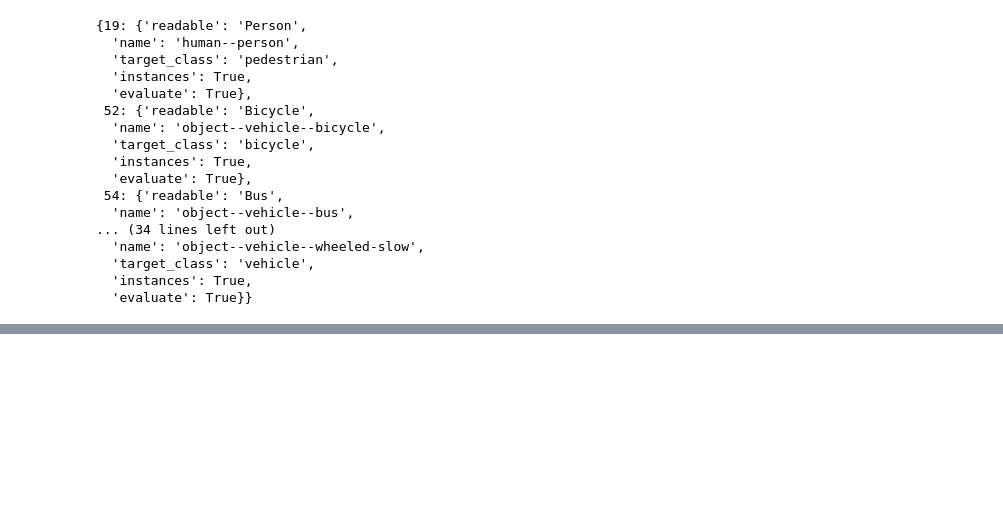
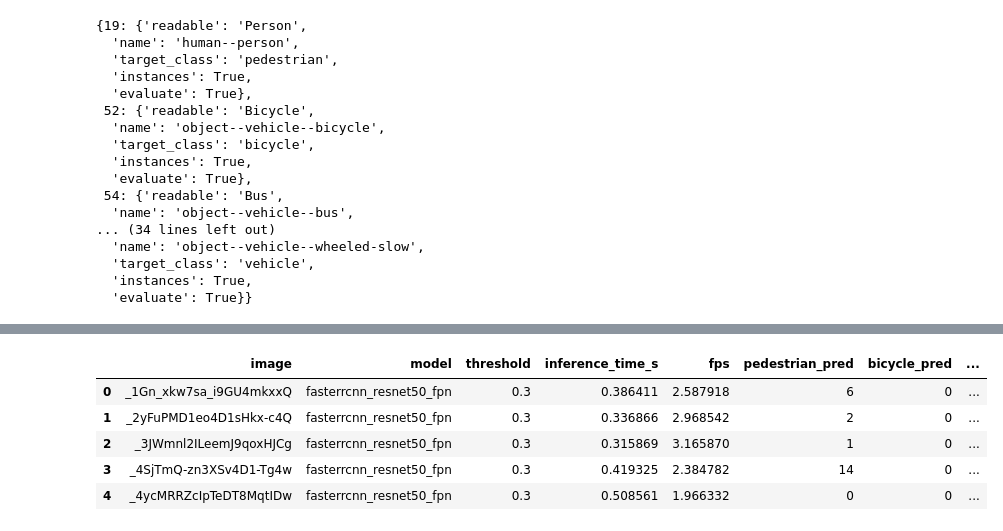
Before and after one commit to maleckainez/bachelors-thesis, a Jupyter notebook: benchmarks/detection_models_benchmark.ipynb, the cells around one changed output, grey strips where cells are left out. Cells and saved outputs as stored; diff of their text form; code cells hidden in the pictures; blank space fills up the shorter version.

```diff
--- a/benchmarks/detection_models_benchmark.ipynb
+++ b/benchmarks/detection_models_benchmark.ipynb
@@ -394,17 +485,69 @@ REFERENCE_DATA = rd
 # %%
-def detection_runner():
-    model_result = {}
-    for img in os.listdir(IMAGE_PATH):
-        image_key = Path(img).stem
-        model_result[image_key] = {}
+# Run detection benchmark and save model predictions in count format
+
+THRESHOLDS = [0.3, 0.5, 0.7]
+
+def detection_runner(image_names=TEST_IMAGES, thresholds=THRESHOLDS):
+    prediction_rows = []
+    raw_detection_rows = []
+
+    for threshold in thresholds:
+        print(f"\n=== Threshold: {threshold} ===")
+
         for model_name, model_bundle in loaded_models.items():
-            d = detect_from_image(
-                model_name= model_name,
-                model_bundle= model_bundle,
-                device= device,
-                image_path= IMAGE_PATH/img
-            )
-            model_result[image_key][model_name] = [[det["category"], det["score"]] for det in d]
-    return model_result
+            print(f"Running model: {model_name}")
 
-results = detection_runner()
+            for image_name in image_names:
+                image_key = Path(image_name).stem
+                image_path = IMAGE_PATH / image_name
+
+                if device == "cuda":
+                    torch.cuda.synchronize()
+                start_time = time.perf_counter()
+                detections = detect_from_image(
+                    model_name=model_name,
+                    model_bundle=model_bundle,
+                    device=device,
+                    image_path=image_path,
+                    threshold=threshold,
+                )
+                if device == "cuda":
+                    torch.cuda.synchronize()
+                inference_time = time.perf_counter() - start_time
+
+                counts = count_detections_by_category(detections)
+
+                prediction_row = {
+                    "image": image_key,
+                    "model": model_name,
+                    "threshold": threshold,
+                    "inference_time_s": inference_time,
+                    "fps": 1 / inference_time if inference_time > 0 else np.nan,
+                }
+                for category in CLASSES:
+                    prediction_row[f"{category}_pred"] = counts[category]
+                prediction_row["total_pred"] = counts["total"]
+                prediction_rows.append(prediction_row)
+
+                for detection in detections:
+                    raw_detection_rows.append({
+                        "image": image_key,
+                        "model": model_name,
+                        "threshold": threshold,
+                        "class_name": detection["class_name"],
+                        "category": detection["category"],
+                        "score": detection["score"],
+                        "box": detection["box"],
+                    })
+
+    prediction_counts = pd.DataFrame(prediction_rows)
+    raw_detections = pd.DataFrame(raw_detection_rows)
+    return prediction_counts, raw_detections
+
+PREDICTION_COUNTS, RAW_DETECTIONS = detection_runner()
+
+PREDICTION_COUNTS.to_csv(RESULTS_PATH / "prediction_counts.csv", index=False)
+RAW_DETECTIONS.to_csv(RESULTS_PATH / "raw_detections.csv", index=False)
+
+PREDICTION_COUNTS.head()
+# %% [output]
@@ -411 +571,7 @@ results = detection_runner()
+|  | image | model | threshold | inference_time_s | fps | pedestrian_pred | bicycle_pred | ... |
+| 0 | _1Gn_xkw7sa_i9GU4mkxxQ | fasterrcnn_resnet50_fpn | 0.3 | 0.386411 | 2.587918 | 6 | 0 | ... |
+| 1 | _2yFuPMD1eo4D1sHkx-c4Q | fasterrcnn_resnet50_fpn | 0.3 | 0.336866 | 2.968542 | 2 | 0 | ... |
+| 2 | _3JWmnl2ILeemJ9qoxHJCg | fasterrcnn_resnet50_fpn | 0.3 | 0.315869 | 3.165870 | 1 | 0 | ... |
+| 3 | _4SjTmQ-zn3XSv4D1-Tg4w | fasterrcnn_resnet50_fpn | 0.3 | 0.419325 | 2.384782 | 14 | 0 | ... |
+| 4 | _4ycMRRZcIpTeDT8MqtIDw | fasterrcnn_resnet50_fpn | 0.3 | 0.508561 | 1.966332 | 0 | 0 | ... |
 # %%
```
Also changed, not shown: parts of 15 cells of this notebook, 1 other file.
